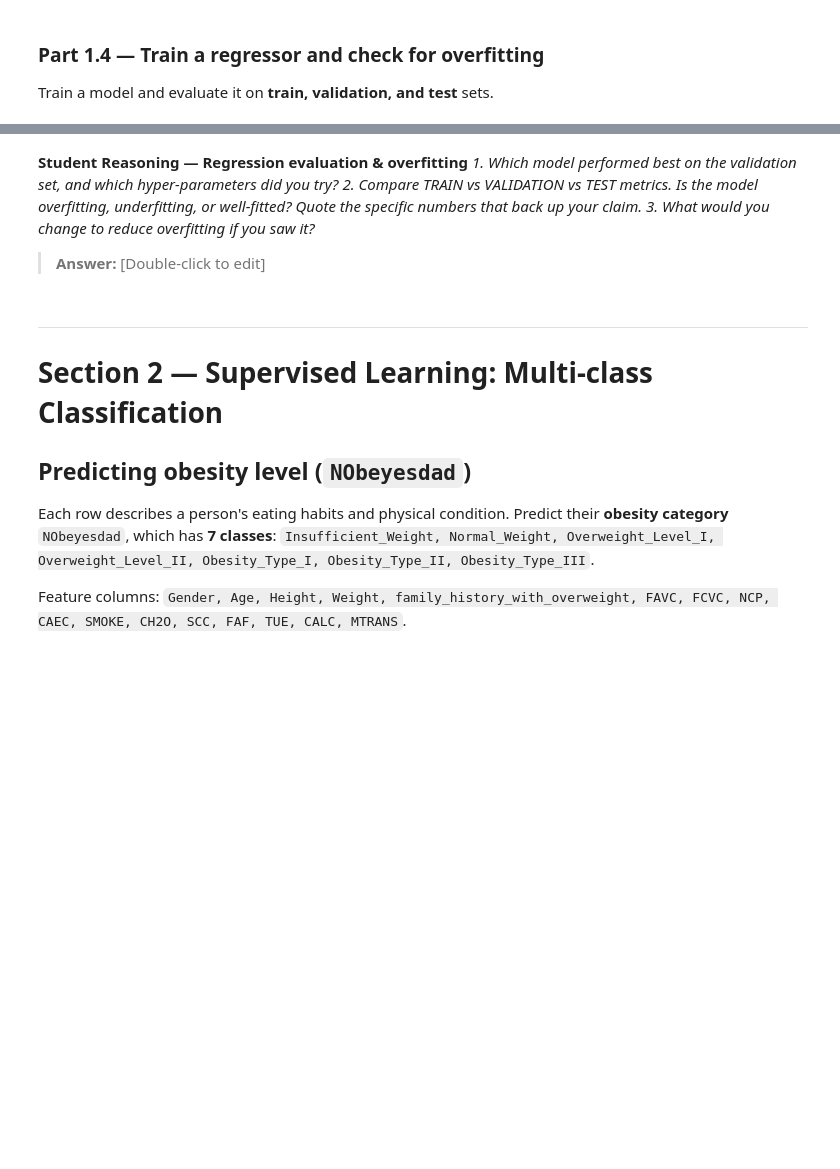
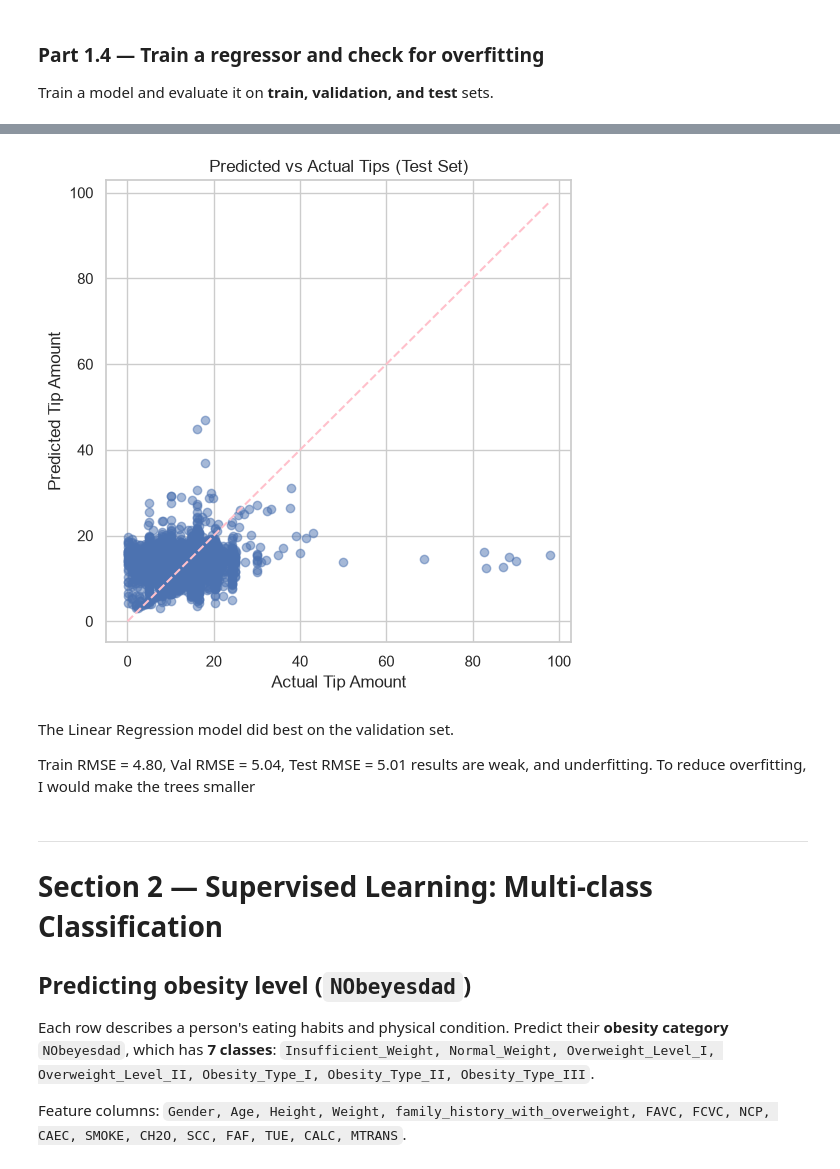
Before and after one commit to AbdourahmaneFatmaAli/lab-2-predictive-analytics, a Jupyter notebook: lab_2_predictive_analytics.ipynb, the cells around one changed output, grey strips where cells are left out. Cells and saved outputs as stored; diff of their text form; code cells hidden in the pictures; blank space fills up the shorter version.

Commit message:
Initial commit for lab 2 predictive analytics

```diff
--- a/lab_2_predictive_analytics.ipynb
+++ b/lab_2_predictive_analytics.ipynb
@@ -146,0 +193,4 @@ Why must the scaler (and any imputation statistics) be fit on the training data
+# %%
+
+X = taxi.drop('tip_amount', axis=1)
+y = taxi['tip_amount']
@@ -161,0 +246,13 @@ Train a model and evaluate it on **train, validation, and test** sets.
+# %%
+
+lin_reg = LinearRegression()
+
+
+tree_reg = DecisionTreeRegressor(random_state=42)
+forest_reg = RandomForestRegressor(random_state=42)
+# %%
+lin_reg.fit(X_train, y_train)
+
+tree_reg.fit(X_train, y_train)
+
+forest_reg.fit(X_train, y_train)
@@ -161,0 +261,15 @@ Train a model and evaluate it on **train, validation, and test** sets.
+# %%
+
+y_train_pred_lin = lin_reg.predict(X_train)
+y_val_pred_lin   = lin_reg.predict(X_val)
+y_test_pred_lin  = lin_reg.predict(X_test)
+
+
+y_train_pred_tree = tree_reg.predict(X_train)
+y_val_pred_tree   = tree_reg.predict(X_val)
+y_test_pred_tree  = tree_reg.predict(X_test)
+
+
+y_train_pred_forest = forest_reg.predict(X_train)
+y_val_pred_forest   = forest_reg.predict(X_val)
+y_test_pred_forest  = forest_reg.predict(X_test)
@@ -162,11 +306,25 @@ Train a model and evaluate it on **train, validation, and test** sets.
+# %%
+plt.figure(figsize=(6,6))
+plt.scatter(y_test, y_test_pred_forest, alpha=0.5)
+
+
+plt.plot([y_test.min(), y_test.max()],
+         [y_test.min(), y_test.max()],
+         color='pink', linestyle='--')
+
+plt.xlabel("Actual Tip Amount")
+plt.ylabel("Predicted Tip Amount")
+plt.title("Predicted vs Actual Tips (Test Set)")
+plt.show()
+# %% [output]
+[figure, added]
 # %% [markdown]
-**Student Reasoning — Regression evaluation & overfitting**
-*1. Which model performed best on the validation set, and which hyper-parameters did you try?*
-*2. Compare TRAIN vs VALIDATION vs TEST metrics. Is the model overfitting, underfitting, or
-well-fitted? Quote the specific numbers that back up your claim.*
-*3. What would you change to reduce overfitting if you saw it?*
 
-> **Answer:** [Double-click to edit]
+
+The Linear Regression model did best on the validation set.
+
+Train RMSE = 4.80, Val RMSE = 5.04, Test RMSE = 5.01 results are weak, and underfitting.
+To reduce overfitting, I would make the trees smaller
 # %% [markdown]
 ---
 # Section 2 — Supervised Learning: Multi-class Classification
```
Also changed, not shown: parts of 76 cells of this notebook.
